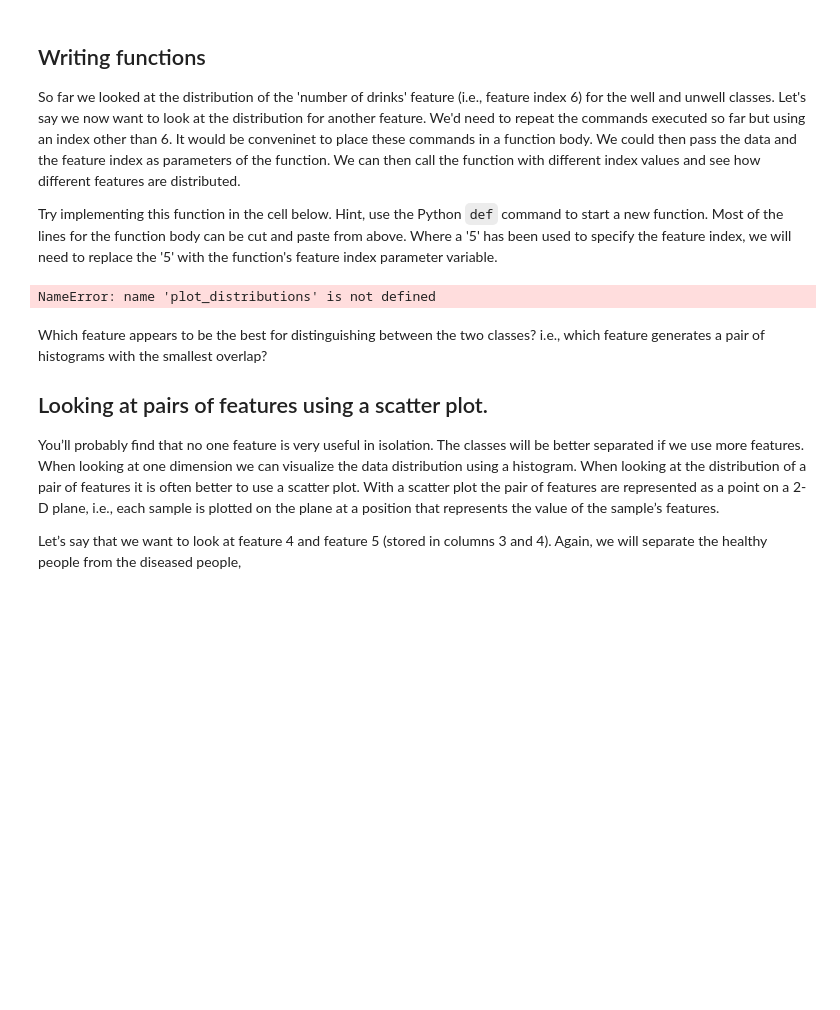
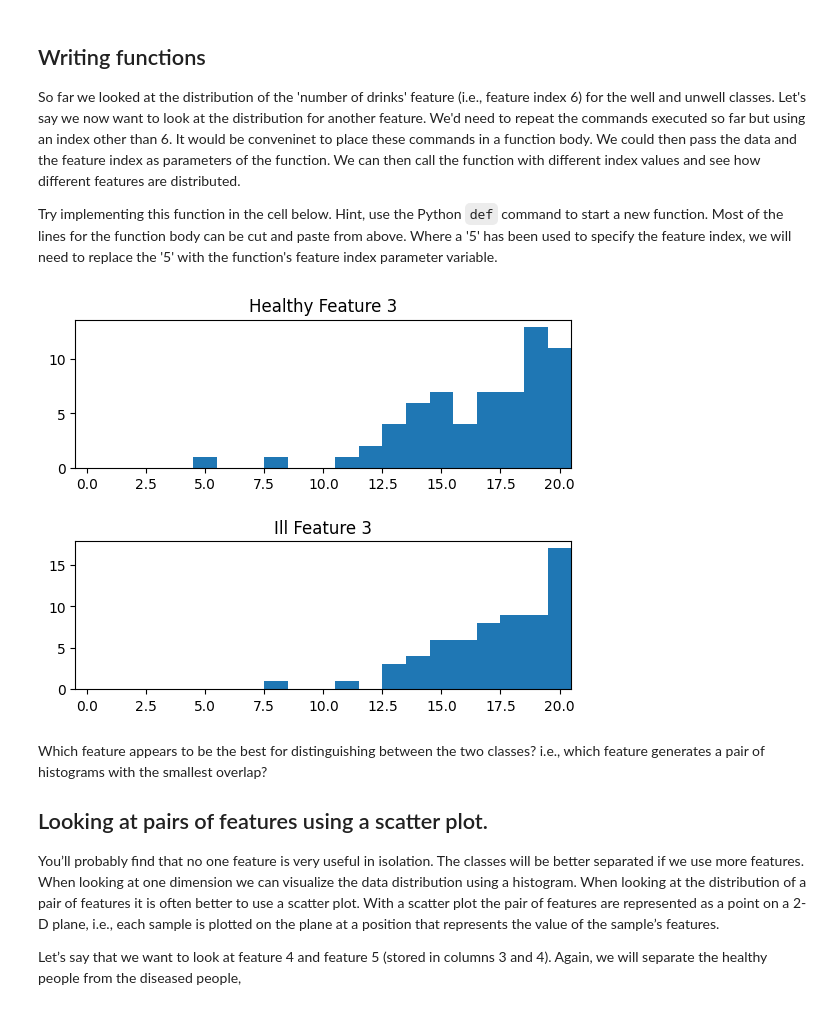
Before and after one commit to AsherYangg/COM2004-3004-Data-Driven-Computing, a Jupyter notebook: week 1/Lab/01_getting_started/01_getting_started/01_getting_started.ipynb, the cells around one changed output. Cells and saved outputs as stored; diff of their text form; code cells hidden in the pictures; blank space fills up the shorter version.

```diff
--- a/week 1/Lab/01_getting_started/01_getting_started/01_getting_started.ipynb
+++ b/week 1/Lab/01_getting_started/01_getting_started/01_getting_started.ipynb
@@ -141,12 +173,24 @@ So far we looked at the distribution of the 'number of drinks' feature (i.e., fe
 Try implementing this function in the cell below. Hint, use the Python `def` command to start a new function. Most of the lines for the function body can be cut and paste from above. Where a '5' has been used to specify the feature index, we will need to replace the '5' with the function's feature index parameter variable.
 # %%
 # Write your solution here
-
+def plot_distributions(dataSet , featureNum):
+    healthyFeature = dataSet[dataSet[ : , 6 ] == 1,featureNum]
+    illFeature = dataSet[dataSet[ : , 6 ] == 2,featureNum]
+    plt.subplot(2, 1, 1)
+    plt.subplots_adjust(hspace=0.5)
+    plt.title("Healthy Feature " + str(featureNum) )
+    plt.hist(healthyFeature, bins=np.linspace(-0.5, 20.5, 22))
+    plt.xlim(-0.5, 20.5)
+    plt.subplot(2, 1, 2)
+    plt.title("Ill Feature " + str(featureNum))
+    plt.hist(illFeature, bins=np.linspace(-0.5, 20.5, 22))
+    plt.xlim(-0.5, 20.5)
+    plt.show()
 
 # test code
 plot_distributions(data, 3)
 # %% [output]
-NameError: name 'plot_distributions' is not defined
+[figure, added]
 # %% [markdown]
 Which feature appears to be the best for distinguishing between the two classes? i.e., which feature generates a pair of histograms with the smallest overlap?
 
```
Also changed, not shown: parts of 14 cells of this notebook, 1 other file.
